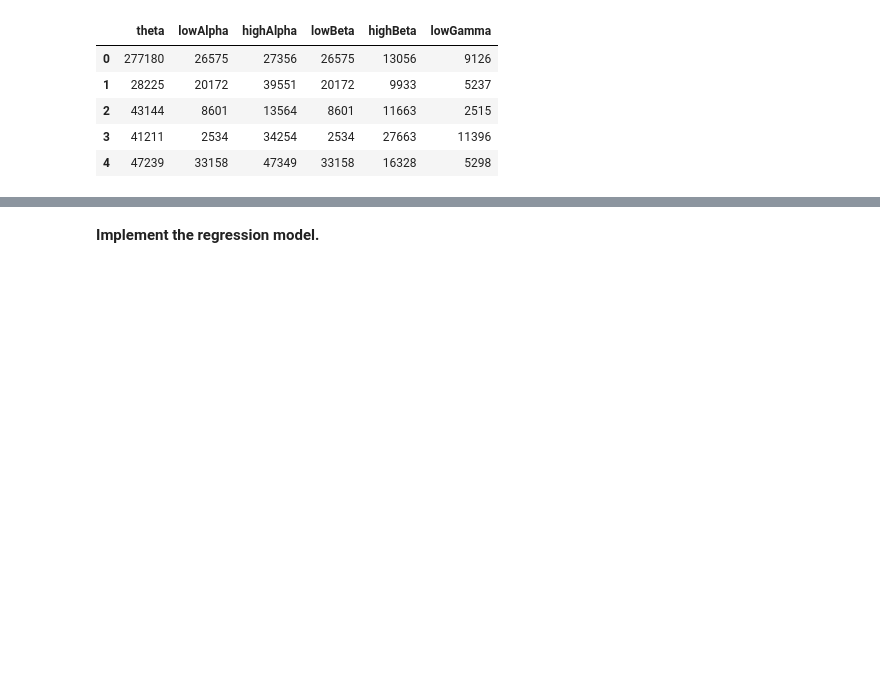
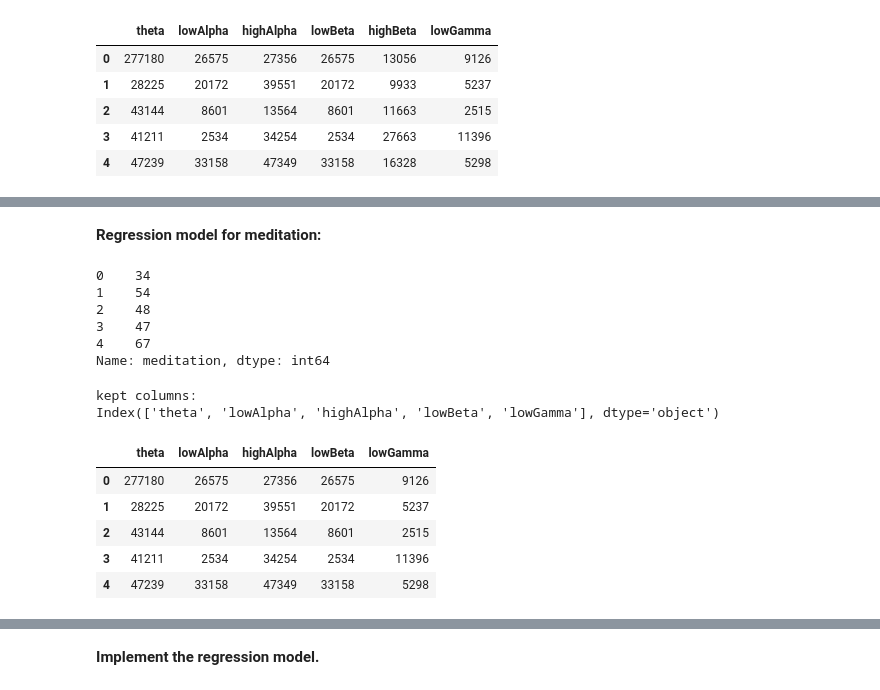
Before and after one commit to ayushilal20/MindWave-Predicting-Mental-States-through-EEG-Data, a Jupyter notebook: Sleepiness/sleepiness_regression.ipynb, the cells around one changed output, grey strips where cells are left out. Saved outputs shown, nothing was run; the diff lists cells and outputs as text; code cells hidden in the pictures; blank space fills up the shorter version.

```diff
--- a/Sleepiness/sleepiness_regression.ipynb
+++ b/Sleepiness/sleepiness_regression.ipynb
@@ -153,0 +154,26 @@ Optimal regression polynomial degree for attention: 5
+# %% [markdown]
+**Regression model for meditation:**
+# %%
+y_meditation= sleepiness_df.iloc[:, 1]
+y_meditation.head()
+# %% [output]
+0    34
+1    54
+2    48
+3    47
+4    67
+Name: meditation, dtype: int64
+# %%
+X_meditation_preprocessed = perform_feature_selection(X, y_meditation)
+# %% [output]
+kept columns:
+Index(['theta', 'lowAlpha', 'highAlpha', 'lowBeta', 'lowGamma'], dtype='object')
+# %%
+X_meditation_preprocessed.head()
+# %% [output]
+|  | theta | lowAlpha | highAlpha | lowBeta | lowGamma |
+| 0 | 277180 | 26575 | 27356 | 26575 | 9126 |
+| 1 | 28225 | 20172 | 39551 | 20172 | 5237 |
+| 2 | 43144 | 8601 | 13564 | 8601 | 2515 |
+| 3 | 41211 | 2534 | 34254 | 2534 | 11396 |
+| 4 | 47239 | 33158 | 47349 | 33158 | 5298 |
```
Also changed, not shown: parts of 2 cells of this notebook.
